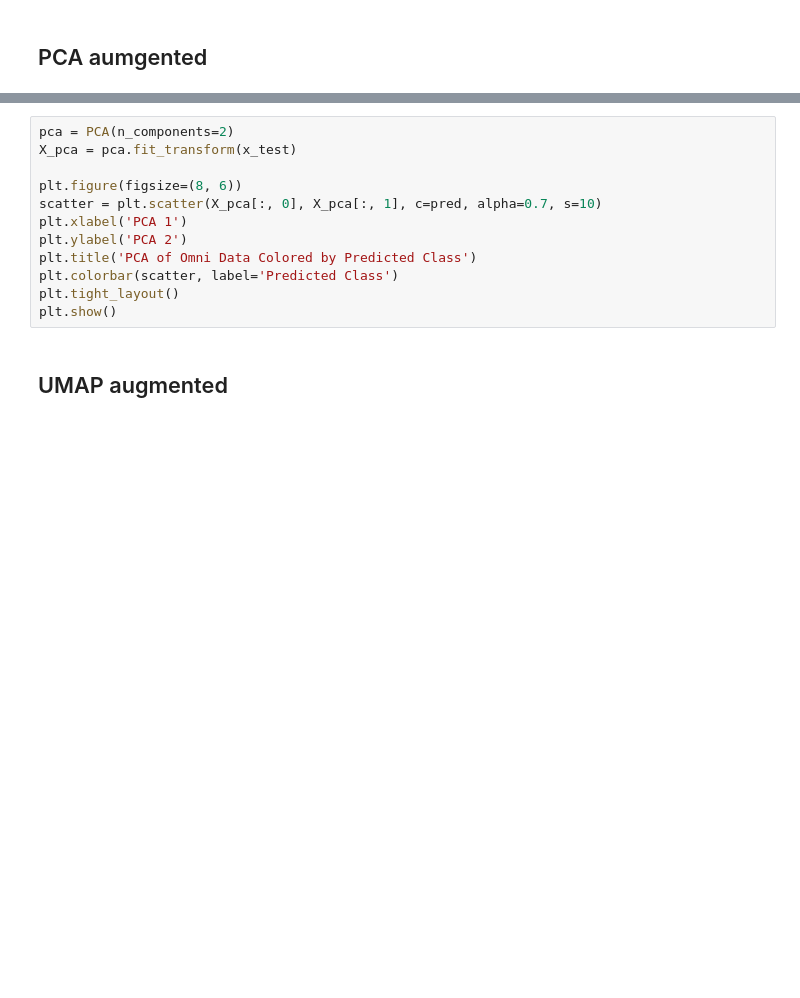
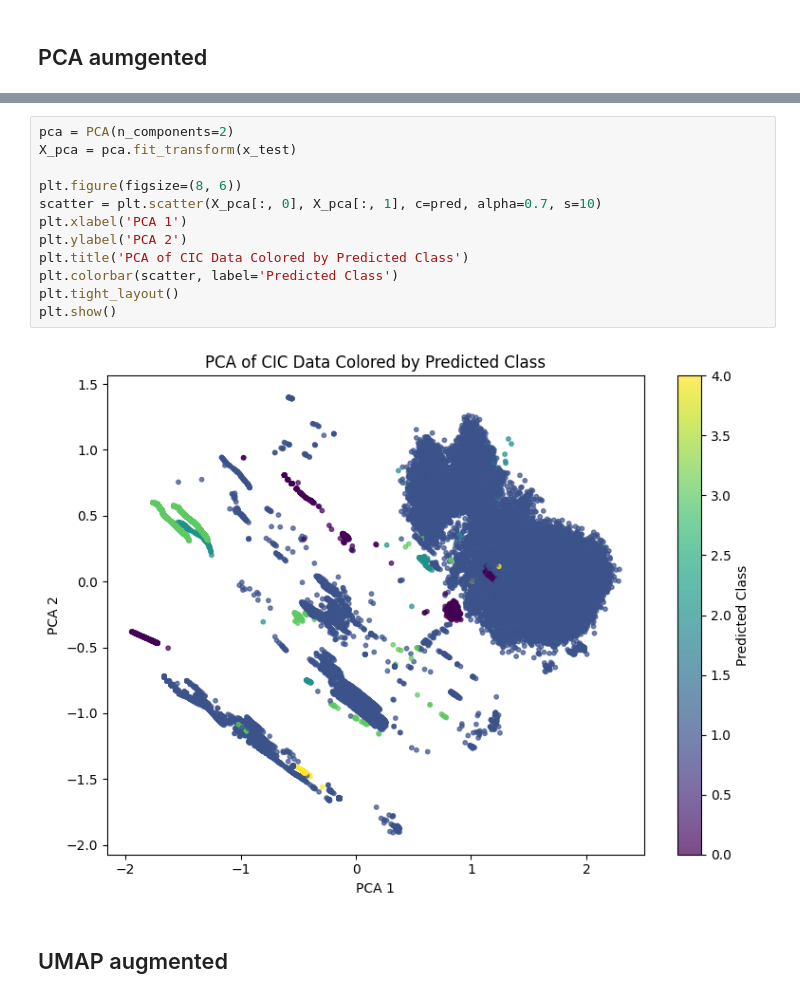
Before and after one commit to lucchinaluca/thesis-datasec, a Jupyter notebook: cic.ipynb, the cells around one changed output, grey strips where cells are left out. Saved outputs shown, nothing was run; the diff lists cells and outputs as text; blank space fills up the shorter version.

```diff
--- a/cic.ipynb
+++ b/cic.ipynb
@@ -544,15 +882,17 @@ plt.show()
 # %%
 pca = PCA(n_components=2)
 X_pca = pca.fit_transform(x_test)
 
 plt.figure(figsize=(8, 6))
 scatter = plt.scatter(X_pca[:, 0], X_pca[:, 1], c=pred, alpha=0.7, s=10)
 plt.xlabel('PCA 1')
 plt.ylabel('PCA 2')
-plt.title('PCA of Omni Data Colored by Predicted Class')
+plt.title('PCA of CIC Data Colored by Predicted Class')
 plt.colorbar(scatter, label='Predicted Class')
 plt.tight_layout()
 plt.show()
+# %% [output]
+[figure, added]
 # %% [markdown]
 ## UMAP augmented
 # %%
```
Also changed, not shown: parts of 45 cells of this notebook, 1 other file.
